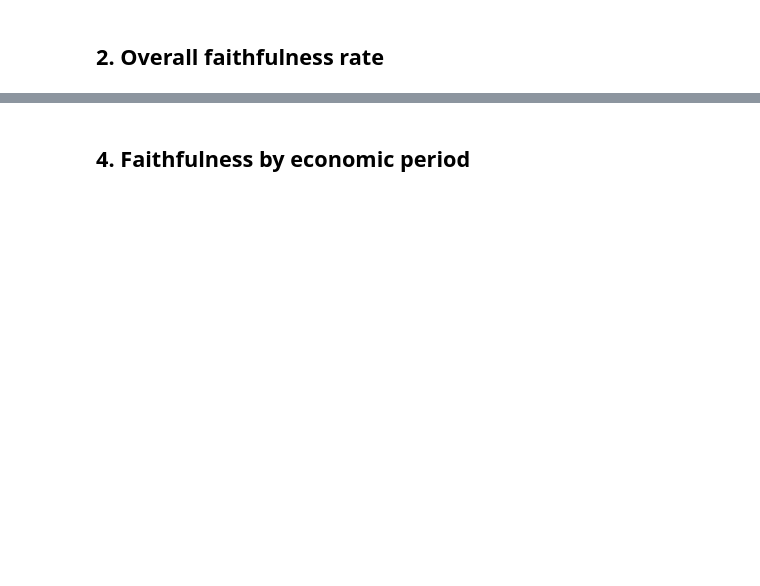
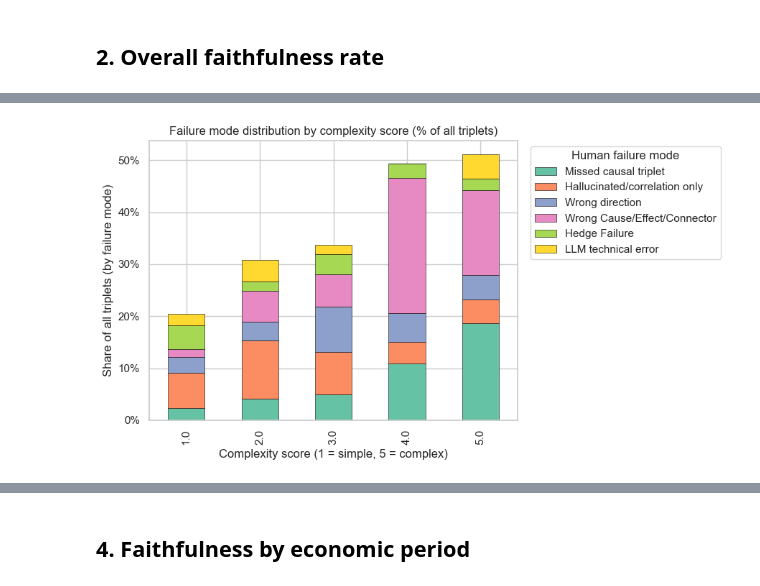
Before and after one commit to Flosam/fomc-causal-extraction, a Jupyter notebook: notebooks/03_analysis_and_viz.ipynb, the cells around one changed output, grey strips where cells are left out. Saved outputs shown, nothing was run; the diff lists cells and outputs as text; code cells hidden in the pictures; blank space fills up the shorter version.

```diff
--- a/notebooks/03_analysis_and_viz.ipynb
+++ b/notebooks/03_analysis_and_viz.ipynb
@@ -67,0 +90,69 @@ plt.show()
+# %%
+# Use only human-coded failure modes for non-faithful triples
+errors = valid[(valid['faithful'] == 0) & (valid['human_failure_mode'].notna())].copy()
+
+error_mix = (
+    errors.groupby(['complexity_score', 'human_failure_mode'])
+    .size()
+    .unstack(fill_value=0)
+    .sort_index()
+)
+
+error_names = {
+    0: 'Missed causal triplet',
+    1: 'Hallucinated/correlation only',
+    2: 'Wrong direction',
+    3: 'Wrong Cause/Effect/Connector',
+    4: 'Hedge Failure',
+    5: 'LLM technical error',
+}
+
+# Rename numeric failure-mode codes for cleaner legend labels
+error_mix_named = error_mix.rename(columns=lambda x: error_names.get(int(x), str(x)))
+
+# Fixed order + fixed hex colors for cross-chart consistency
+mode_order = [
+    'Missed causal triplet',
+    'Hallucinated/correlation only',
+    'Wrong direction',
+    'Wrong Cause/Effect/Connector',
+    'Hedge Failure',
+    'LLM technical error',
+]
+mode_color_map = {
+    'Missed causal triplet': '#66c2a5',
+    'Hallucinated/correlation only': '#fc8d62',
+    'Wrong direction': '#8da0cb',
+    'Wrong Cause/Effect/Connector': '#e78ac3',
+    'Hedge Failure': '#a6d854',
+    'LLM technical error': '#ffd92f',
+}
+error_mix_named = error_mix_named.reindex(columns=mode_order, fill_value=0)
+plot_colors = [mode_color_map[c] for c in error_mix_named.columns]
+
+# Normalize within each complexity score so bars show composition
+# Normalize by total triplets per complexity score (not just failures)
+all_triplets_per_complexity = valid.groupby('complexity_score').size()
+error_mix_pct = error_mix_named.div(all_triplets_per_complexity, axis=0)
+
+fig, ax = plt.subplots(figsize=(9, 5))
+error_mix_pct.plot(
+    kind='bar',
+    stacked=True,
+    ax=ax,
+    color=plot_colors,
+    edgecolor='black',
+    linewidth=0.4,
+)
+
+ax.set_xlabel('Complexity score (1 = simple, 5 = complex)')
+ax.set_ylabel('Share of all triplets (by failure mode)')
+ax.set_title('Failure mode distribution by complexity score (% of all triplets)')
+ax.yaxis.set_major_formatter(ticker.PercentFormatter(xmax=1))
+ax.legend(title='Human failure mode', bbox_to_anchor=(1.02, 1), loc='upper left')
+
+plt.tight_layout()
+plt.savefig(ROOT / 'outputs/figures' / 'fig_human_failure_modes_by_complexity.png', dpi=150)
+plt.show()
+# %% [output]
+[figure, added]
```
Also changed, not shown: parts of 18 cells of this notebook, 39 other files.
